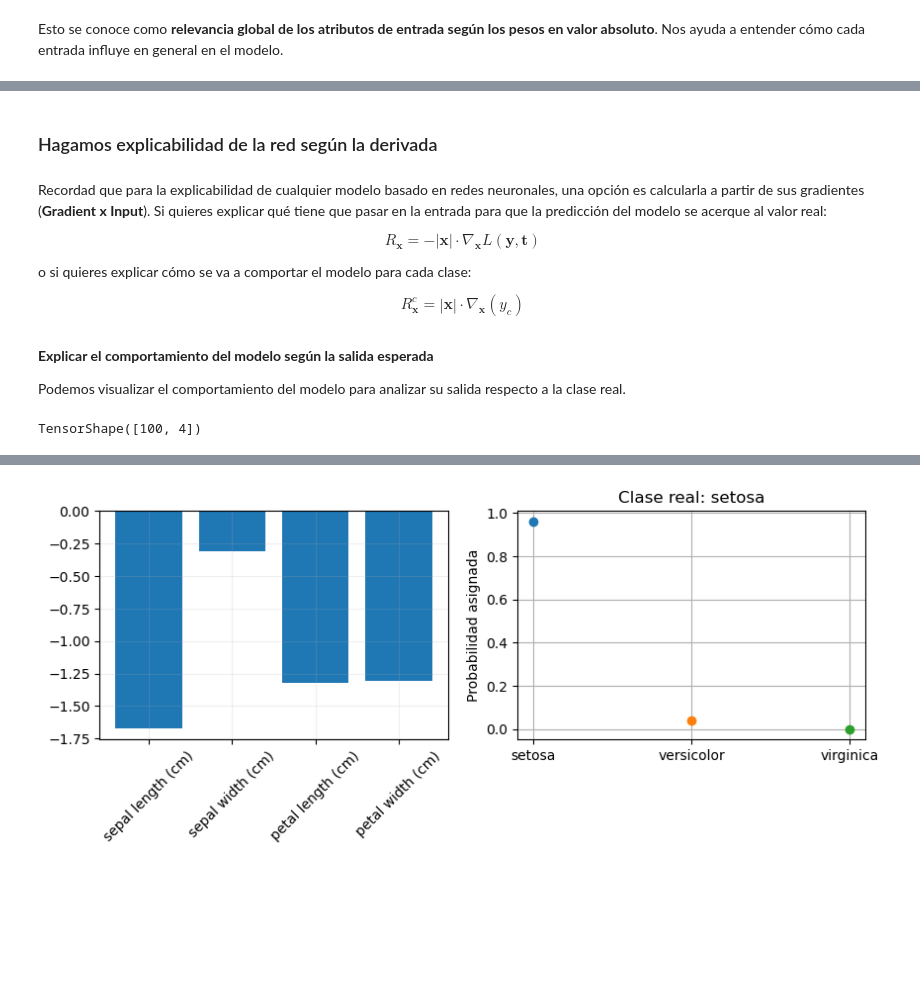
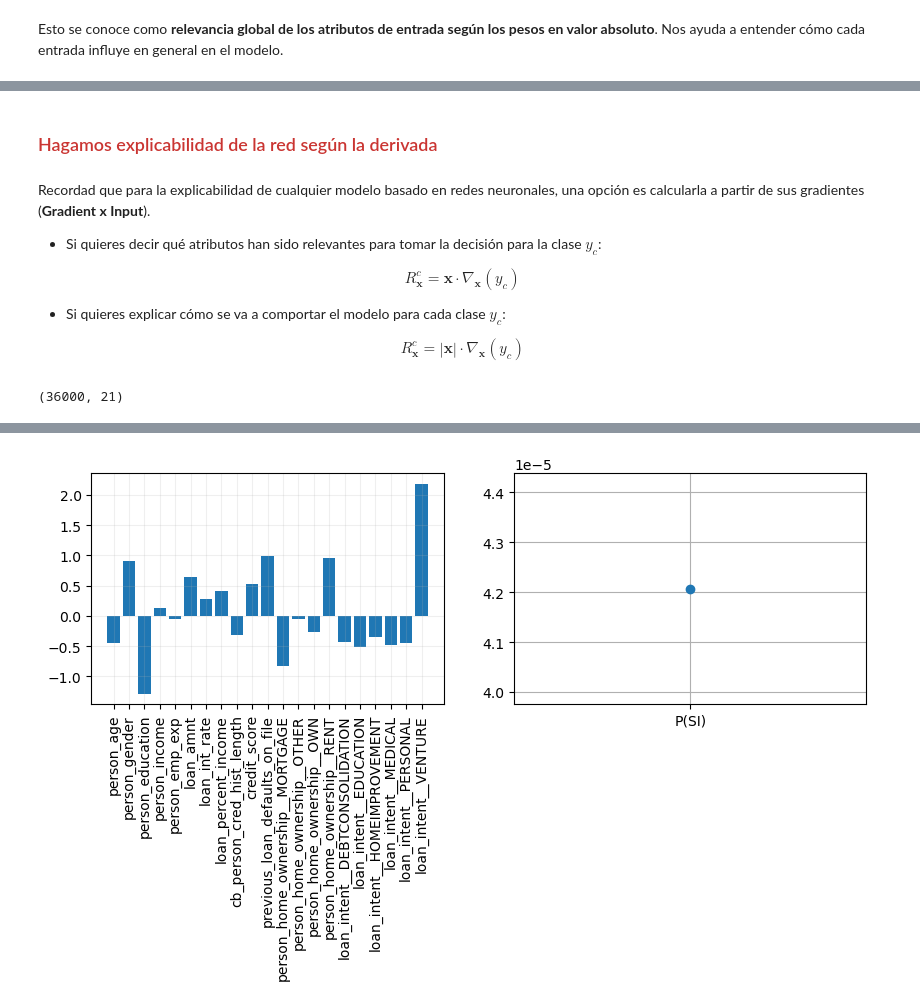
Before and after one commit to christianolivamoya/MIAX13-REDES, a Jupyter notebook: notebooks/99_1_explicabilidad_redes_neuronales.ipynb, the cells around one changed output, grey strips where cells are left out. Drawn from its saved outputs; the diff is of its cells as text; code cells hidden in the pictures; blank space fills up the shorter version.

Commit message:
Notebook Explicabilidad actualizado e interactivo

```diff
--- a/notebooks/99_1_explicabilidad_redes_neuronales.ipynb
+++ b/notebooks/99_1_explicabilidad_redes_neuronales.ipynb
@@ -96,0 +350,2 @@ np.mean(np.argmax(pred, axis=1) == t_test[:, 0])
+# %%
+X_train_raw, X_test_raw, y_train, y_test = train_test_split(X, y, test_size=0.2, random_state=42)
@@ -96,0 +354,5 @@ np.mean(np.argmax(pred, axis=1) == t_test[:, 0])
+# %%
+means = X_train_raw.mean()
+stds = X_train_raw.std()
+X_train = (X_train_raw-means) / stds
+X_test = (X_test_raw-means) / stds
@@ -96,0 +394,12 @@ np.mean(np.argmax(pred, axis=1) == t_test[:, 0])
+# %%
+input_dim = X_train.shape[1]
+output_dim = len(np.unique(y_train))
+
+hidden_size = 20
+l1reg = 0.01 # AJUSTA EL NIVEL DE L1 EN LA ENTRADA PARA FILTRAR MAS O MENOS ATRIBUTOS
+learning_rate = 1e-3
+
+optimizer = tf.keras.optimizers.Adam(learning_rate=learning_rate)
+
+model = build_model(input_dim, hidden_size, output_dim, optimizer=optimizer, l1reg=l1reg)
+model.summary()
@@ -96,0 +424,8 @@ np.mean(np.argmax(pred, axis=1) == t_test[:, 0])
+# %%
+h = model.fit(X_train, y_train, batch_size=128, epochs=20)
+plt.figure(figsize=(12, 4))
+plt.subplot(1,2,1)
+plt.plot(h.history["loss"])
+plt.subplot(1,2,2)
+plt.plot(h.history["accuracy"])
+plt.show()
@@ -186,11 +550,13 @@ plt.show()
 # %% [markdown]
-### Hagamos explicabilidad de la red según la derivada
+###  <font color="#CA3532">Hagamos explicabilidad de la red según la derivada</font>
 # %% [markdown]
-Recordad que para la explicabilidad de cualquier modelo basado en redes neuronales, una opción es calcularla a partir de sus gradientes (**Gradient x Input**). Si quieres explicar qué tiene que pasar en la entrada para que la predicción del modelo se acerque al valor real:
+Recordad que para la explicabilidad de cualquier modelo basado en redes neuronales, una opción es calcularla a partir de sus gradientes (**Gradient x Input**).
 
-$$R_{\mathbf{x}} = - |\mathbf{x}| \cdot \nabla_\mathbf{x}L(\mathbf{y}, \mathbf{t})$$
+- Si quieres decir qué atributos han sido relevantes para tomar la decisión para la clase $y_c$:
 
-o si quieres explicar cómo se va a comportar el modelo para cada clase:
+$$R_{\mathbf{x}}^c = \mathbf{x} \cdot \nabla_\mathbf{x}(y_c)$$
+
+- Si quieres explicar cómo se va a comportar el modelo para cada clase $y_c$:
 
 $$R_{\mathbf{x}}^c = |\mathbf{x}| \cdot \nabla_\mathbf{x}(y_c)$$
 # %%
@@ -216,28 +576,21 @@ def grad_x_input(x, model, t, explain_target=False, class_to_explain=0):
-# %% [markdown]
-**Explicar el comportamiento del modelo según la salida esperada**
-
-Podemos visualizar el comportamiento del modelo para analizar su salida respecto a la clase real.
 # %%
-R = grad_x_input(x_train, model, t_train, explain_target=True)
+R = grad_x_input(X_train, model, relevancia=True, class_to_explain=1)
 R.shape
 # %% [output]
-TensorShape([100, 4])
+(36000, 21)
 # %%
-item = 0 # Modificar esta variable para evaluar otros ejemplos
+item = 1 # Modificar esta variable para evaluar otros ejemplos
 
-ypred_real = model.predict(x_train[item][None, :])
+ypred_real = model.predict(X_train.values[item][None, :])[0, 1]
 
 plt.figure(figsize=(10, 3))
 plt.subplot(1,2,1)
-plt.bar(range(x_train.shape[1]), x_train[item])
-plt.xticks(range(x_train.shape[1]), iris.feature_names, rotation=45)
+plt.bar(range(X_train.shape[1]), X_train.values[item])
+plt.xticks(range(X_train.shape[1]), X_train.columns, rotation=90)
 plt.grid(alpha=0.2)
 plt.subplot(1,2,2)
-for c in range(3):
-  plt.plot(c, ypred_real[0, c], 'o', label="Predicción "+str(iris.target_names[c]))
-plt.xticks(range(3), iris.target_names)
+plt.plot(ypred_real, 'o', label="Predicción real")
+plt.xticks([0], ["P(SI)"])
 plt.grid()
-plt.title("Clase real: " + iris.target_names[t_train[item, 0]])
-plt.ylabel("Probabilidad asignada")
 plt.show()
 # %% [output]
@@ -245,2 +598,2 @@ plt.show()
-[figure, old version]
+[figure, new version]
 # %%
```
Also changed, not shown: parts of 105 cells of this notebook.
